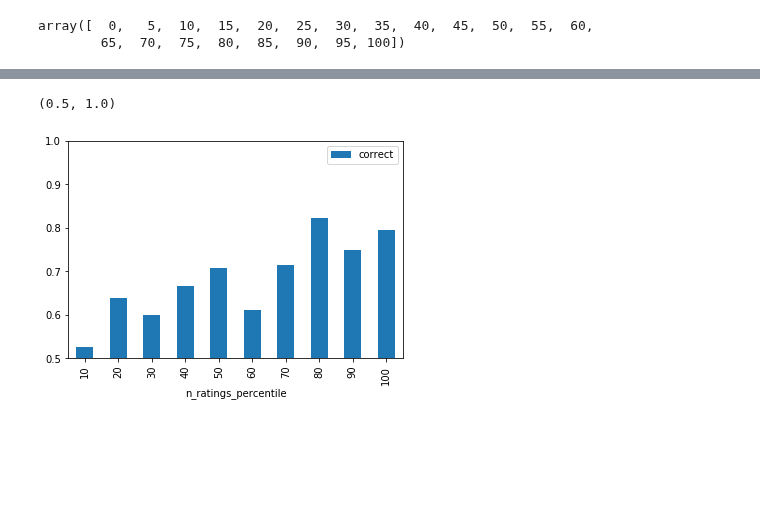
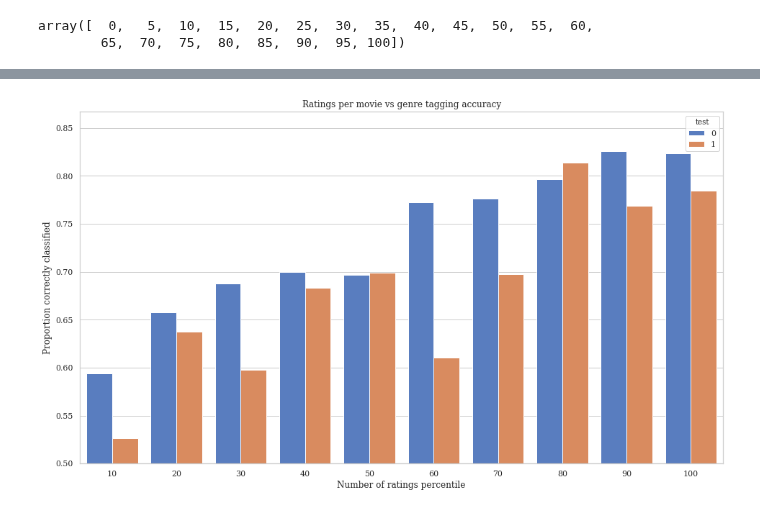
Before and after one commit to James-Leslie/deep-collaborative-filtering, a Jupyter notebook: movielens10m-results.ipynb, the cells around one changed output, grey strips where cells are left out. Drawn from its saved outputs; the diff is of its cells as text; code cells hidden in the pictures; blank space fills up the shorter version.

```diff
--- a/movielens10m-results.ipynb
+++ b/movielens10m-results.ipynb
@@ -144,6 +131,11 @@ test.head(20)
-# %%
-test.groupby('n_ratings_percentile').agg({'correct':'mean'}).plot(kind='bar')
-plt.ylim(0.5,1.0)
-# %% [output]
-(0.5, 1.0)
-[figure, removed]
+# %%
+plt_df = df.groupby(['n_ratings_percentile','test'], as_index=False).agg({'correct':'mean'})
+
+g = sns.barplot(x='n_ratings_percentile', y='correct', hue='test', data=plt_df, palette='muted')
+g.set(ylim=(.5, None))
+plt.ylabel('Proportion correctly classified')
+plt.xlabel('Number of ratings percentile')
+plt.title('Ratings per movie vs genre tagging accuracy')
+plt.show()
+# %% [output]
+[figure, added]
```
Also changed, not shown: parts of 34 cells of this notebook.
